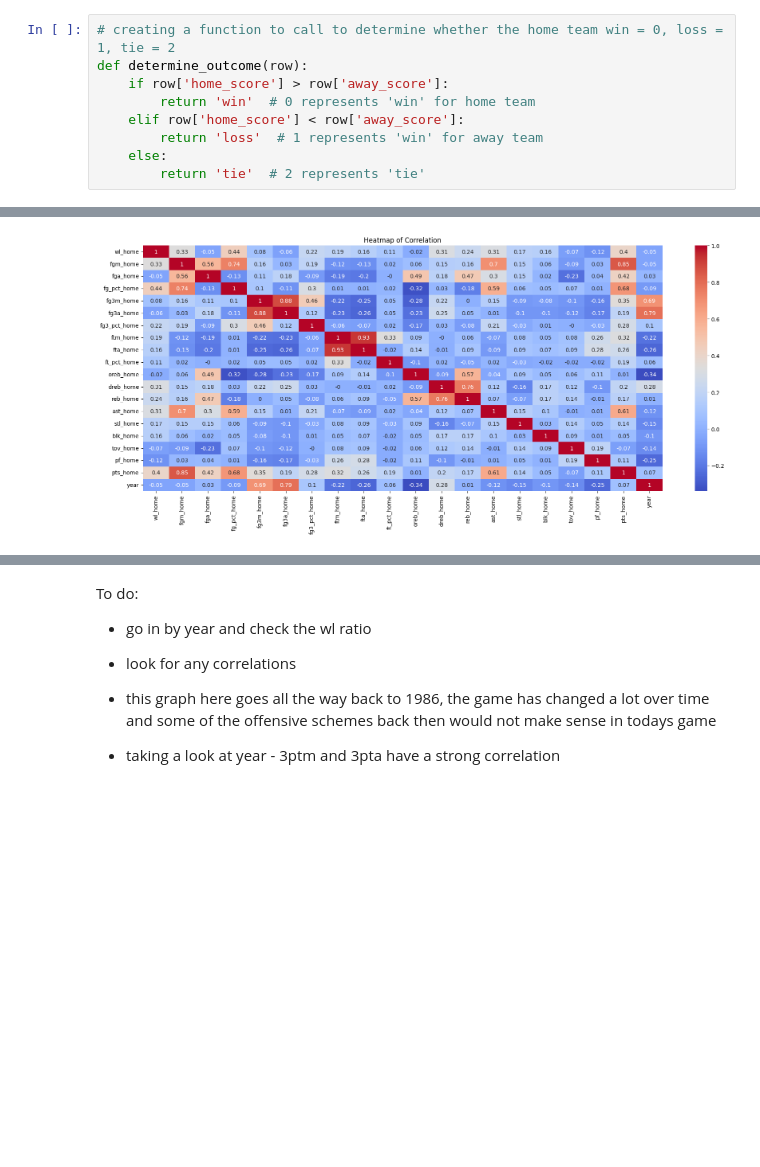
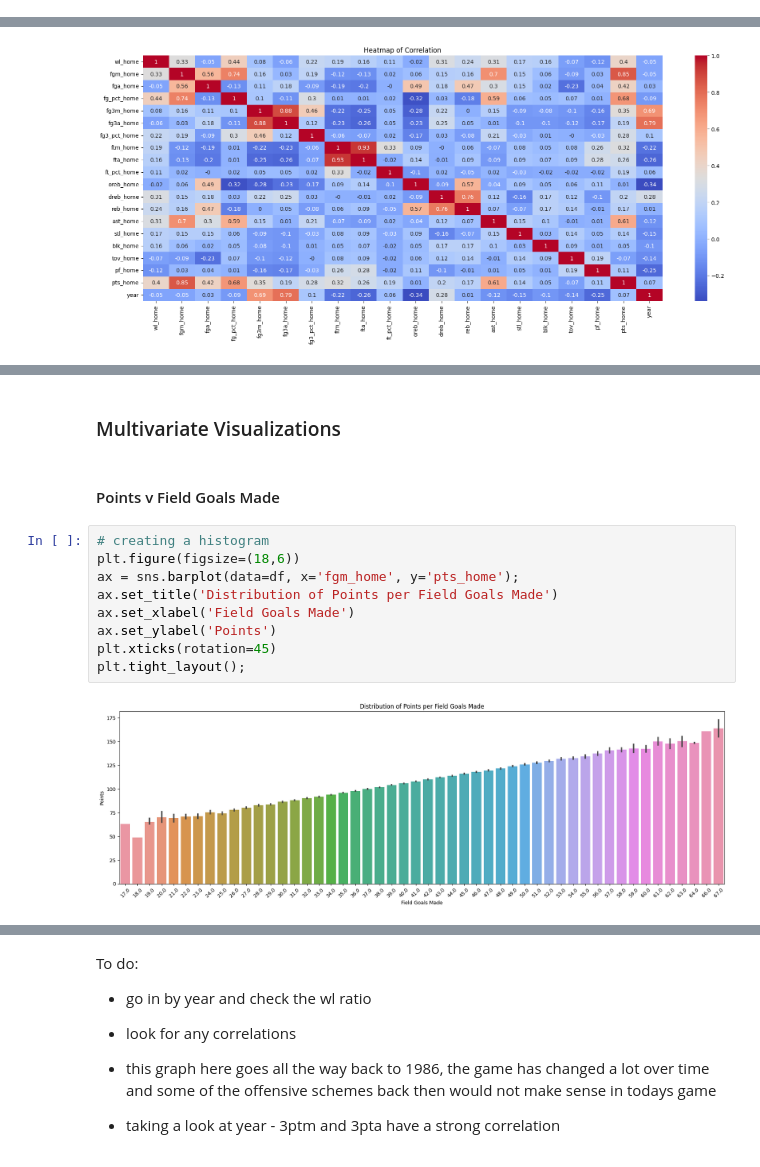
Before and after one commit to chrishunt11/Basketball-Analytics, a Jupyter notebook: Project_2.ipynb, the cells around one changed output, grey strips where cells are left out. Drawn from its saved outputs; the diff is of its cells as text; blank space fills up the shorter version.

```diff
--- a/Project_2.ipynb
+++ b/Project_2.ipynb
@@ -54,9 +5,0 @@ What, if any, challenges do you foresee in cleaning, exploring, or modeling this
-# %%
-# creating a function to call to determine whether the home team win = 0, loss = 1, tie = 2
-def determine_outcome(row):
-    if row['home_score'] > row['away_score']:
-        return 'win'  # 0 represents 'win' for home team
-    elif row['home_score'] < row['away_score']:
-        return 'loss'  # 1 represents 'win' for away team
-    else:
-        return 'tie'  # 2 represents 'tie'
@@ -979,0 +633,15 @@ ax.set_title('Heatmap of Correlation');
+# %% [markdown]
+### Multivariate Visualizations
+# %% [markdown]
+#### Points v Field Goals Made
+# %%
+# creating a histogram
+plt.figure(figsize=(18,6))
+ax = sns.barplot(data=df, x='fgm_home', y='pts_home');
+ax.set_title('Distribution of Points per Field Goals Made')
+ax.set_xlabel('Field Goals Made')
+ax.set_ylabel('Points')
+plt.xticks(rotation=45)
+plt.tight_layout();
+# %% [output]
+[figure, added]
```
Also changed, not shown: parts of 84 cells of this notebook.
